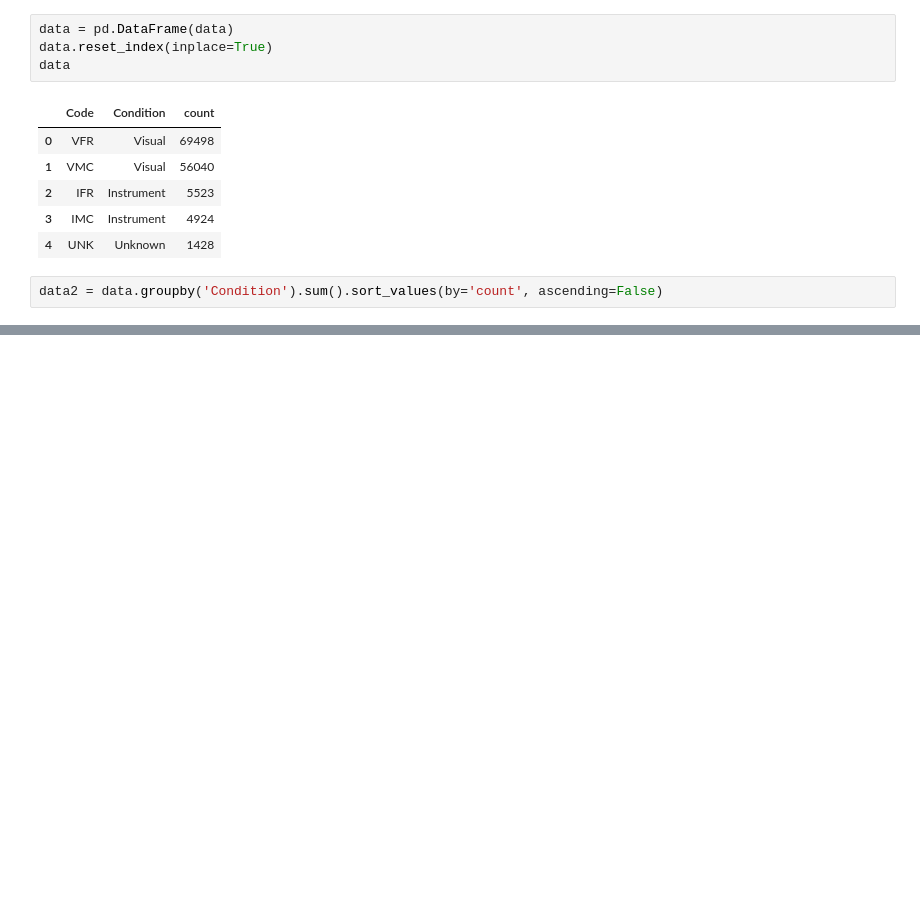
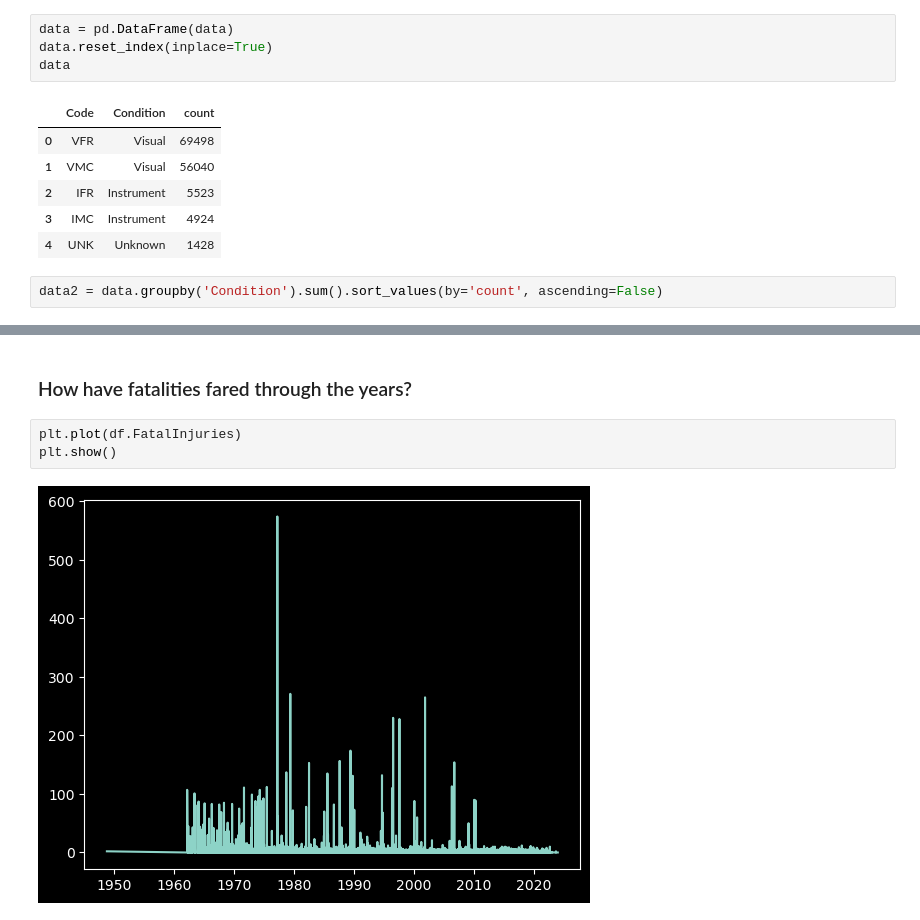
Before and after one commit to deniselouzada/air-accident-reports, a Jupyter notebook: ntsb-accidents2.ipynb, the cells around one changed output, grey strips where cells are left out. Drawn from its saved outputs; the diff is of its cells as text; blank space fills up the shorter version.

```diff
--- a/ntsb-accidents2.ipynb
+++ b/ntsb-accidents2.ipynb
@@ -821,0 +833,7 @@ df.tail()
+# %% [markdown]
+### How have fatalities fared through the years?
+# %%
+plt.plot(df.FatalInjuries)
+plt.show()
+# %% [output]
+[figure, added]
```
Also changed, not shown: parts of 19 cells of this notebook.
